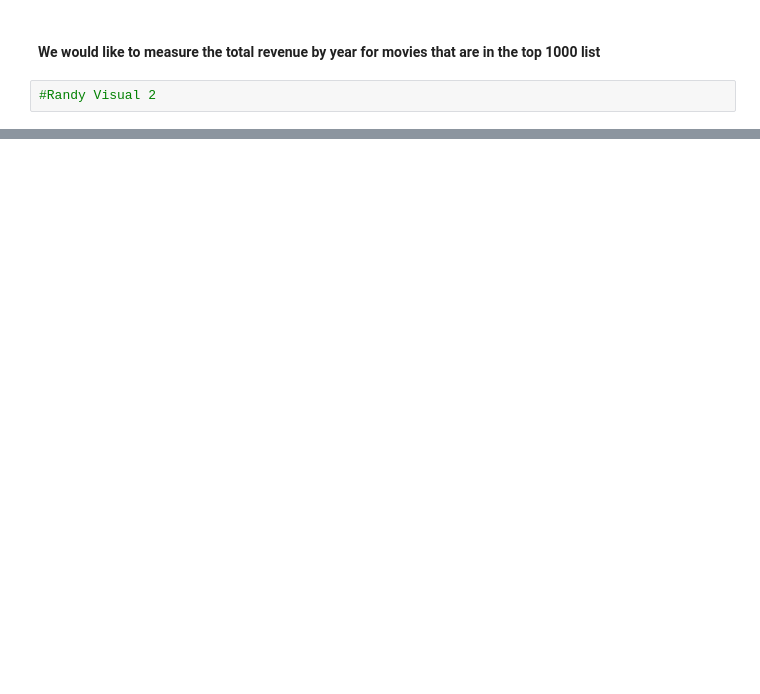
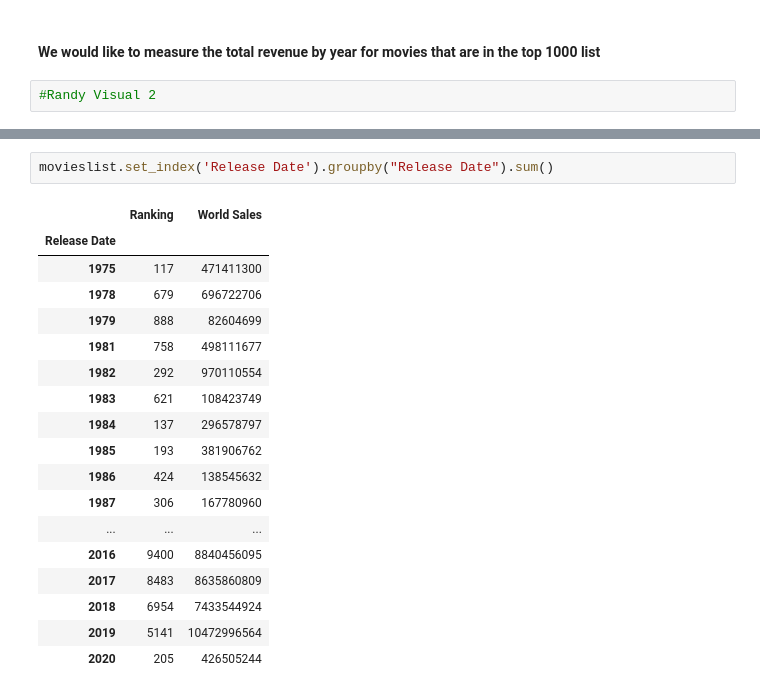
Before and after one commit to GrovesB/Group-10-Project-1, a Jupyter notebook: Randy Project 1.ipynb, the cells around one changed output, grey strips where cells are left out. Cells and saved outputs as stored; diff of their text form; blank space fills up the shorter version.

```diff
--- a/Randy Project 1.ipynb
+++ b/Randy Project 1.ipynb
@@ -95,0 +175,21 @@ plt.title("revenue by year")
+# %%
+movieslist.set_index('Release Date').groupby("Release Date").sum()
+# %% [output]
+|  | Ranking | World Sales |
+| Release Date |  |  |
+| 1975 | 117 | 471411300 |
+| 1978 | 679 | 696722706 |
+| 1979 | 888 | 82604699 |
+| 1981 | 758 | 498111677 |
+| 1982 | 292 | 970110554 |
+| 1983 | 621 | 108423749 |
+| 1984 | 137 | 296578797 |
+| 1985 | 193 | 381906762 |
+| 1986 | 424 | 138545632 |
+| 1987 | 306 | 167780960 |
+| ... | ... | ... |
+| 2016 | 9400 | 8840456095 |
+| 2017 | 8483 | 8635860809 |
+| 2018 | 6954 | 7433544924 |
+| 2019 | 5141 | 10472996564 |
+| 2020 | 205 | 426505244 |
```
Also changed, not shown: parts of 33 cells of this notebook, 2 other files.
